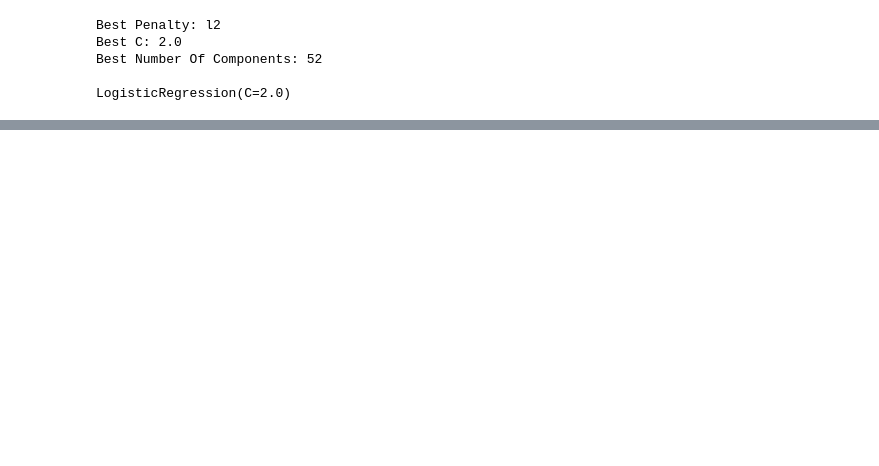
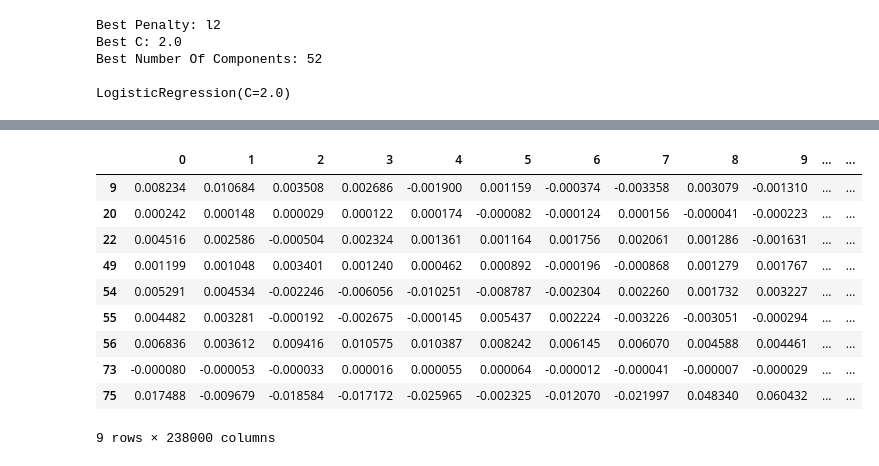
Before and after one commit to simonefacchiano/logistic_regression_gennus, a Jupyter notebook: logistic_regression.ipynb, the cells around one changed output, grey strips where cells are left out. Cells and saved outputs as stored; diff of their text form; code cells hidden in the pictures; blank space fills up the shorter version.

```diff
--- a/logistic_regression.ipynb
+++ b/logistic_regression.ipynb
@@ -237,0 +175,14 @@ Logistic_Accuracy = logistic.score( X_test , Y_test)
+# %%
+test_dataset.iloc[: , 1:]
+# %% [output]
+|  | 0 | 1 | 2 | 3 | 4 | 5 | 6 | 7 | 8 | 9 | ... | ... |
+| 9 | 0.008234 | 0.010684 | 0.003508 | 0.002686 | -0.001900 | 0.001159 | -0.000374 | -0.003358 | 0.003079 | -0.001310 | ... | ... |
+| 20 | 0.000242 | 0.000148 | 0.000029 | 0.000122 | 0.000174 | -0.000082 | -0.000124 | 0.000156 | -0.000041 | -0.000223 | ... | ... |
+| 22 | 0.004516 | 0.002586 | -0.000504 | 0.002324 | 0.001361 | 0.001164 | 0.001756 | 0.002061 | 0.001286 | -0.001631 | ... | ... |
+| 49 | 0.001199 | 0.001048 | 0.003401 | 0.001240 | 0.000462 | 0.000892 | -0.000196 | -0.000868 | 0.001279 | 0.001767 | ... | ... |
+| 54 | 0.005291 | 0.004534 | -0.002246 | -0.006056 | -0.010251 | -0.008787 | -0.002304 | 0.002260 | 0.001732 | 0.003227 | ... | ... |
+| 55 | 0.004482 | 0.003281 | -0.000192 | -0.002675 | -0.000145 | 0.005437 | 0.002224 | -0.003226 | -0.003051 | -0.000294 | ... | ... |
+| 56 | 0.006836 | 0.003612 | 0.009416 | 0.010575 | 0.010387 | 0.008242 | 0.006145 | 0.006070 | 0.004588 | 0.004461 | ... | ... |
+| 73 | -0.000080 | -0.000053 | -0.000033 | 0.000016 | 0.000055 | 0.000064 | -0.000012 | -0.000041 | -0.000007 | -0.000029 | ... | ... |
+| 75 | 0.017488 | -0.009679 | -0.018584 | -0.017172 | -0.025965 | -0.002325 | -0.012070 | -0.021997 | 0.048340 | 0.060432 | ... | ... |
+9 rows × 238000 columns
```
Also changed, not shown: parts of 34 cells of this notebook, 1 other file.
